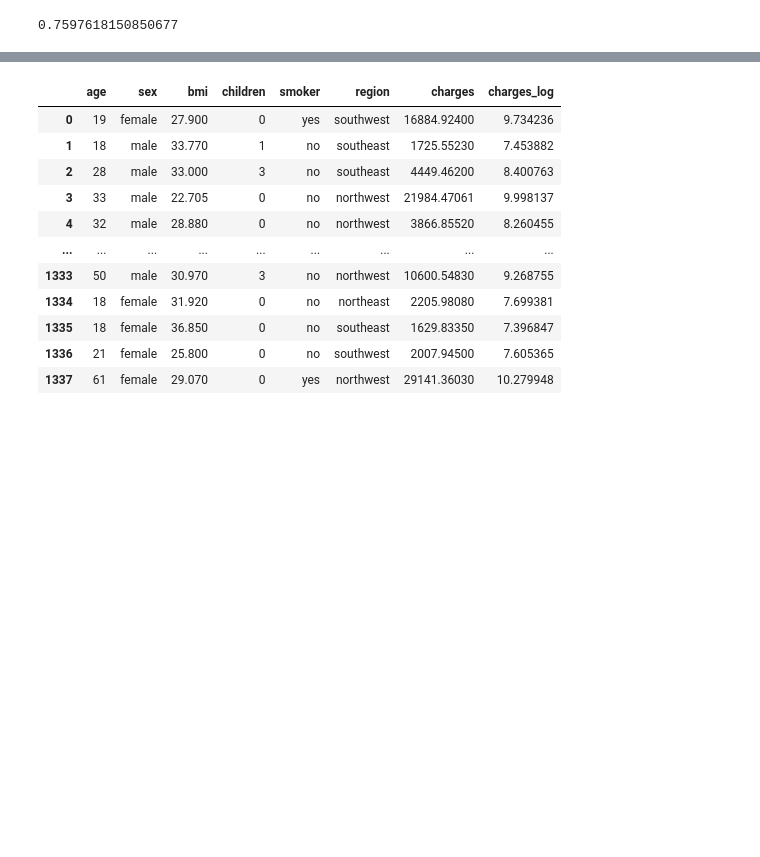
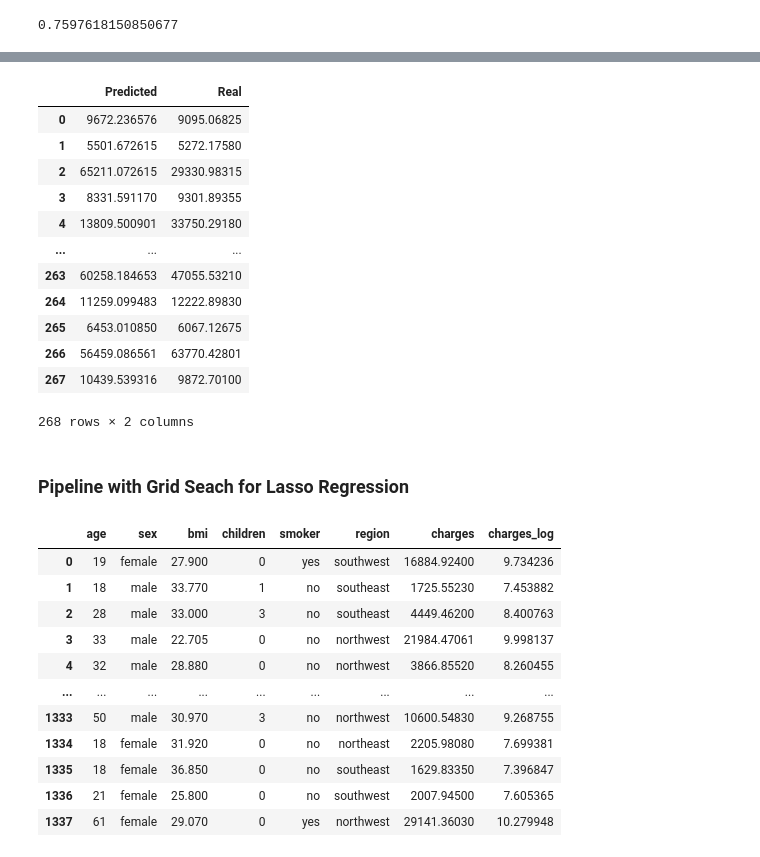
Before and after one commit to Berkay-Bozkurt/Medical_Cost_Analysis, a Jupyter notebook: cost_analaysis.ipynb, the cells around one changed output, grey strips where cells are left out. Drawn from its saved outputs; the diff is of its cells as text; code cells hidden in the pictures; blank space fills up the shorter version.

Commit message:
models for prediction

```diff
--- a/cost_analaysis.ipynb
+++ b/cost_analaysis.ipynb
@@ -297,0 +259,4 @@ array([0.53311486, 0.3934587 , 1.00553035, 0.49618166, 0.62126287,
+# %%
+# Model prediction
+predict = model.predict(X_test)
+predict
@@ -298,3 +281,24 @@ array([0.53311486, 0.3934587 , 1.00553035, 0.49618166, 0.62126287,
+# %%
+predicktion = np.exp(predict)-1
+real_values = np.exp(y_test)-1
+prediction = pd.DataFrame({"Predicted": predicktion, "Real": real_values})
+prediction.reset_index(drop=True)
+# %% [output]
+|  | Predicted | Real |
+| 0 | 9672.236576 | 9095.06825 |
+| 1 | 5501.672615 | 5272.17580 |
+| 2 | 65211.072615 | 29330.98315 |
+| 3 | 8331.591170 | 9301.89355 |
+| 4 | 13809.500901 | 33750.29180 |
+| ... | ... | ... |
+| 263 | 60258.184653 | 47055.53210 |
+| 264 | 11259.099483 | 12222.89830 |
+| 265 | 6453.010850 | 6067.12675 |
+| 266 | 56459.086561 | 63770.42801 |
+| 267 | 10439.539316 | 9872.70100 |
+268 rows × 2 columns
+# %% [markdown]
+### Pipeline with Grid Seach for Lasso Regression
 # %%
 df
 # %% [output]
```
Also changed, not shown: parts of 52 cells of this notebook.
